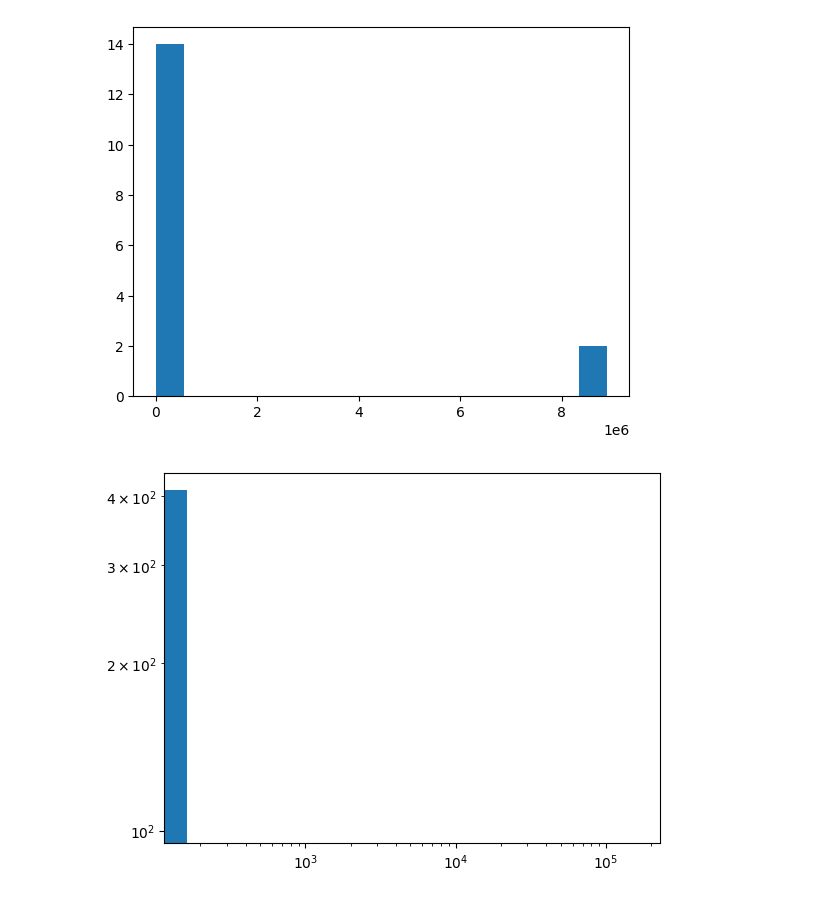
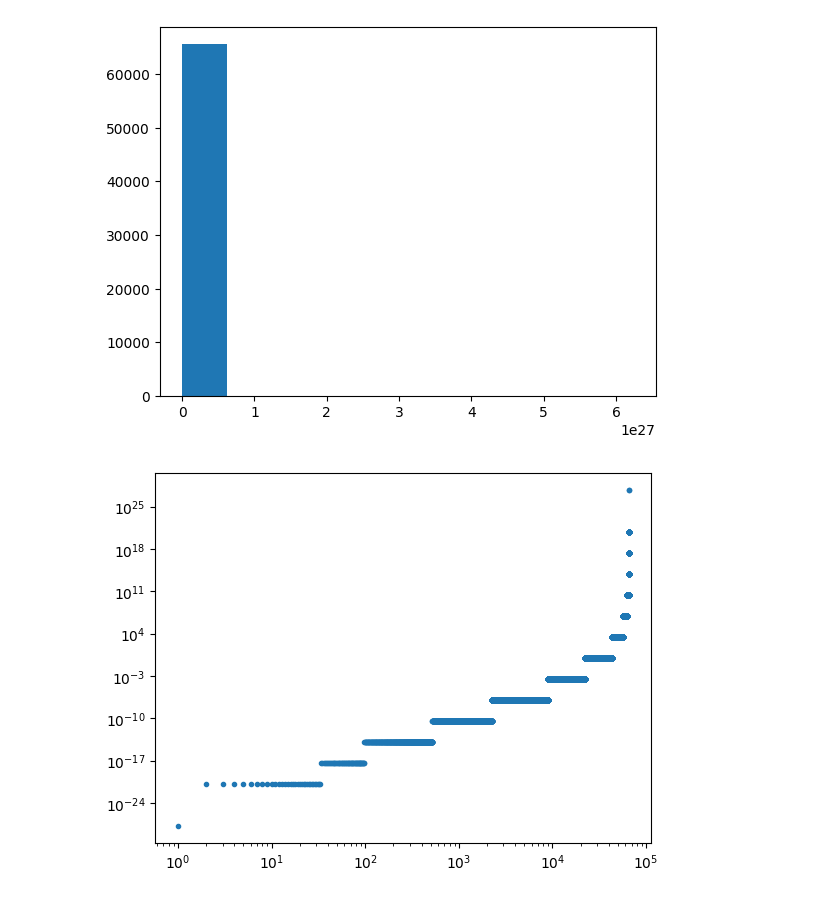
Before and after one commit to jenishadhikari221/Bachelorarbeit, a Jupyter notebook: main/Plotting.ipynb, the cells around one changed output. Saved outputs shown, nothing was run; the diff lists cells and outputs as text; code cells hidden in the pictures.

```diff
--- a/main/Plotting.ipynb
+++ b/main/Plotting.ipynb
@@ -28,14 +51,14 @@ plt.show()
 # %%
-data = np.loadtxt("../build/Boltzman_verteilung_2D.txt")
-plt.hist(data,16)
+data = np.loadtxt("../build/Boltzman_verteilung_4x4_Mat.txt")
+data = np.sort(data)
+plt.hist(data)
 plt.show()
 # %% [output]
-[figure, old version]
+[figure, new version]
 # %%
-data = np.loadtxt("../build/Boltzman_verteilung_3x3_Mat.txt")
-plt.hist(data,1000)
+plt.plot(data,'.')
 plt.yscale('log')
 plt.xscale('log')
 plt.show()
 # %% [output]
-[figure, old version]
+[figure, new version]
```
Also changed, not shown: parts of 12 cells of this notebook, 51 other files.
